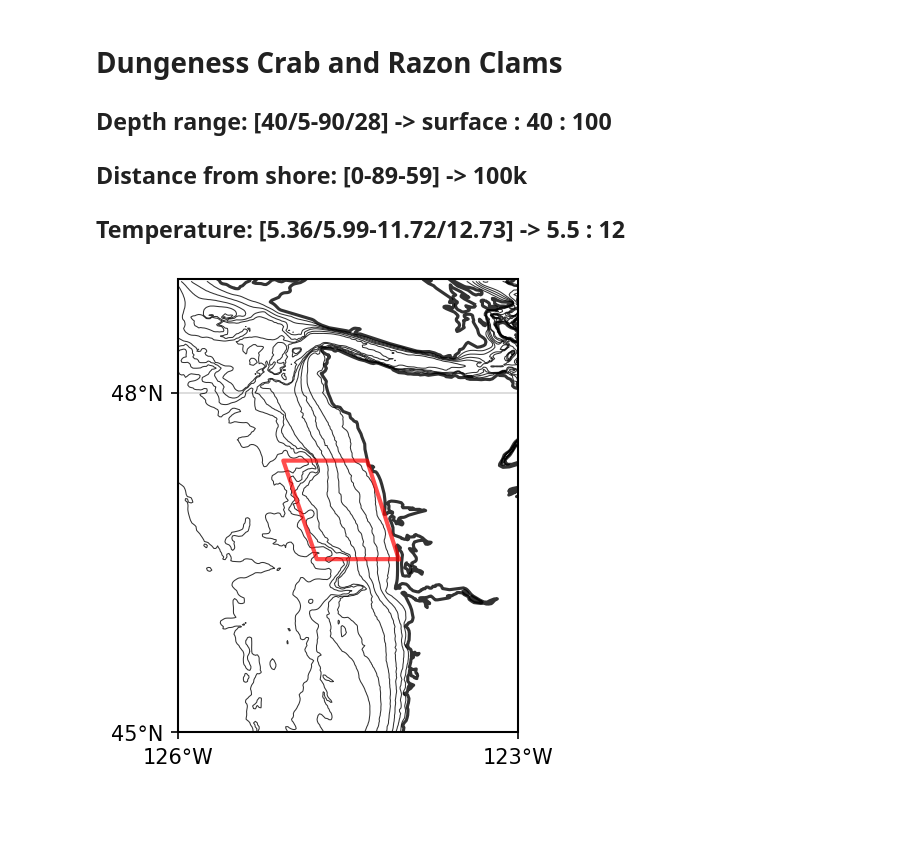
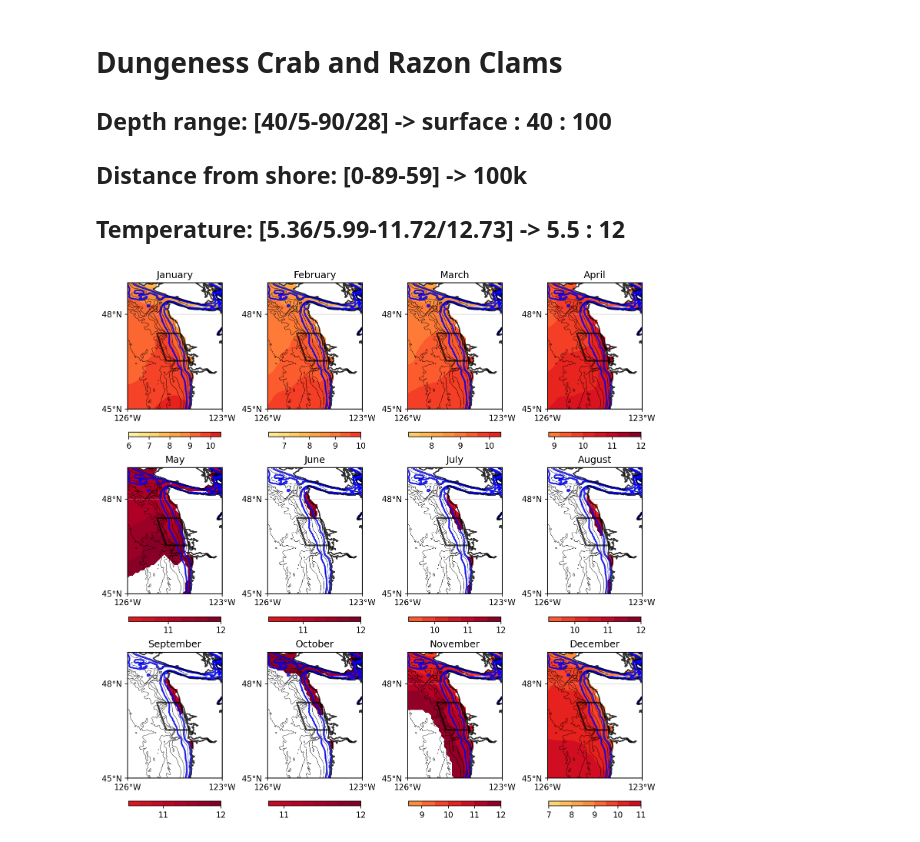
Before and after one commit to marisolgr/QIN, a Jupyter notebook: Suitable Habitat/SuitableHabitat.ipynb, the cells around one changed output. Drawn from its saved outputs; the diff is of its cells as text; code cells hidden in the pictures; blank space fills up the shorter version.

```diff
--- a/Suitable Habitat/SuitableHabitat.ipynb
+++ b/Suitable Habitat/SuitableHabitat.ipynb
@@ -18,3 +15,9 @@ ldp = '~/Documents/LargeData/'
+# %%
+# large data path
+ldp = '~/Documents/LargeData/'
+ldom = np.array([[45, 49],[-126, -123]])
+qbox = np.array([[-124.05,-124.33,-125.07,-124.774,-124.05],[46.53,47.4,47.4,46.53,46.53]])
+months=['January','February','March','April','May','June','July','August','September','October','November','December']
 # %%
 #get bathymetry from ETOPO1
 fn = ldp+'/Etopo/ETOPO1_Ice_g_gmt4.grd'
@@ -25,11 +28,13 @@ topo2=topo.sel(y=slice(ldom[0,0],ldom[0,1]),x=slice(ldom[1,0],ldom[1,1]))
 x = topo2.x  #21601
 y = topo2.y   #10801
 X,Y=np.meshgrid(x,y)
-ldom = np.array([[42, 50],[-130, -122]])
-qbox = np.array([[-124.05,-124.33,-125.07,-124.774,-124.05],[46.53,47.4,47.4,46.53,46.53]])
+#ldom = np.array([[42, 50],[-130, -122]])
 # %%
 fdir = ldp+'QIN/Glorys_Model/'
 ds_T = xr.open_dataset(fdir+'climatology_glorys12v1_thetao_v1.nc')
 ds_T.close()
-ds_T
+dx = ds_T.lon  #21601
+dy = ds_T   #10801
+X,Y=np.meshgrid(x,y)
+ds_T.depth.values
 # %% [output]
@@ -50,20 +58,32 @@ Data variables:
 ## Distance from shore: [0-89-59] -> 100k
 ## Temperature: [5.36/5.99-11.72/12.73] -> 5.5 : 12
 # %%
-ldom = np.array([[45, 49],[-126, -123]])
-fig=plt.figure(figsize=(4,4),dpi=150)
-ax = plt.axes(projection=ccrs.PlateCarree())
-ax.coastlines(resolution='10m',linewidth=1.5,color='black',alpha=0.8,zorder=4)
-ax.set_extent([ldom[1,0],ldom[1,1],ldom[0,0],ldom[0,1]],crs=ccrs.PlateCarree())
-ax.set_xticks([*range(ldom[1,0],ldom[1,1]+1,3)], crs=ccrs.PlateCarree())
-ax.set_yticks([*range(ldom[0,0],ldom[0,1]+1,3)], crs=ccrs.PlateCarree())
-ax.xaxis.set_major_formatter(LongitudeFormatter(zero_direction_label=True))
-ax.yaxis.set_major_formatter(LatitudeFormatter())
-plt.grid(True, zorder=0,alpha=0.5)
-#ax.set_aspect(1.5)
-plt.contour(X,Y,topo2,[-2000,-1000,-500,-200,-150, -100,-75, -50,-25],colors='k',linewidths=0.5, linestyles='solid', zorder=3, alpha=0.8)
-plt.plot(qbox[0,:],qbox[1,:],c='r',lw=2,zorder=5, alpha=0.7)
+vmlim=5.5
+vxlim=12
+fig=plt.figure(figsize=(12,12),dpi=150)
+for i in range(12):
+    ax = fig.add_subplot(3, 4, i+1, projection=ccrs.PlateCarree())
+    ax.coastlines(resolution='10m',linewidth=1.5,color='black',alpha=0.8,zorder=4)
+    ax.set_extent([ldom[1,0],ldom[1,1],ldom[0,0],ldom[0,1]],crs=ccrs.PlateCarree())
+    ax.set_xticks([*range(ldom[1,0],ldom[1,1]+1,3)], crs=ccrs.PlateCarree())
+    ax.set_yticks([*range(ldom[0,0],ldom[0,1]+1,3)], crs=ccrs.PlateCarree())
+    ax.xaxis.set_major_formatter(LongitudeFormatter(zero_direction_label=True))
+    ax.yaxis.set_major_formatter(LatitudeFormatter())
+    plt.grid(True, zorder=0,alpha=0.5)
+    #ax.set_aspect(1.5)
+    plt.contour(X,Y,topo2,[-2000,-1000,-500,-200,-150, -100,-75, -50,-25],colors='k',linewidths=0.5, linestyles='solid', zorder=3, alpha=0.8)
+    plt.contour(X,Y,topo2,[ -100,-40],colors='b',linewidths=2, linestyles='solid', zorder=3, alpha=0.8)
+    plt.plot(qbox[0,:],qbox[1,:],c='k',lw=2,zorder=5, alpha=0.7)
+
+    tmp = ds_T.thetao[i,4,:,:].sel(lon=slice(360+ldom[1,0],360+ldom[1,1]+1),lat=slice(ldom[0,0],ldom[0,1]))
+    tmp = tmp.where((tmp>vmlim)&(tmp<=vxlim))
+    plt.contourf(tmp.lon, tmp.lat, tmp, cmap='YlOrRd',vmin=vmlim, vmax=vxlim)
+    plt.colorbar(fraction=0.03, orientation='horizontal', ticks=[*range(5,13)])
+    plt.title(months[i])
+
+plt.tight_layout(h_pad=1)
+
 #fig.savefig('./map_base_xsmall.png')
 plt.show()
 # %% [output]
-[figure, old version]
+[figure, new version]
```
Also changed, not shown: parts of 3 cells of this notebook, 3 other files.
